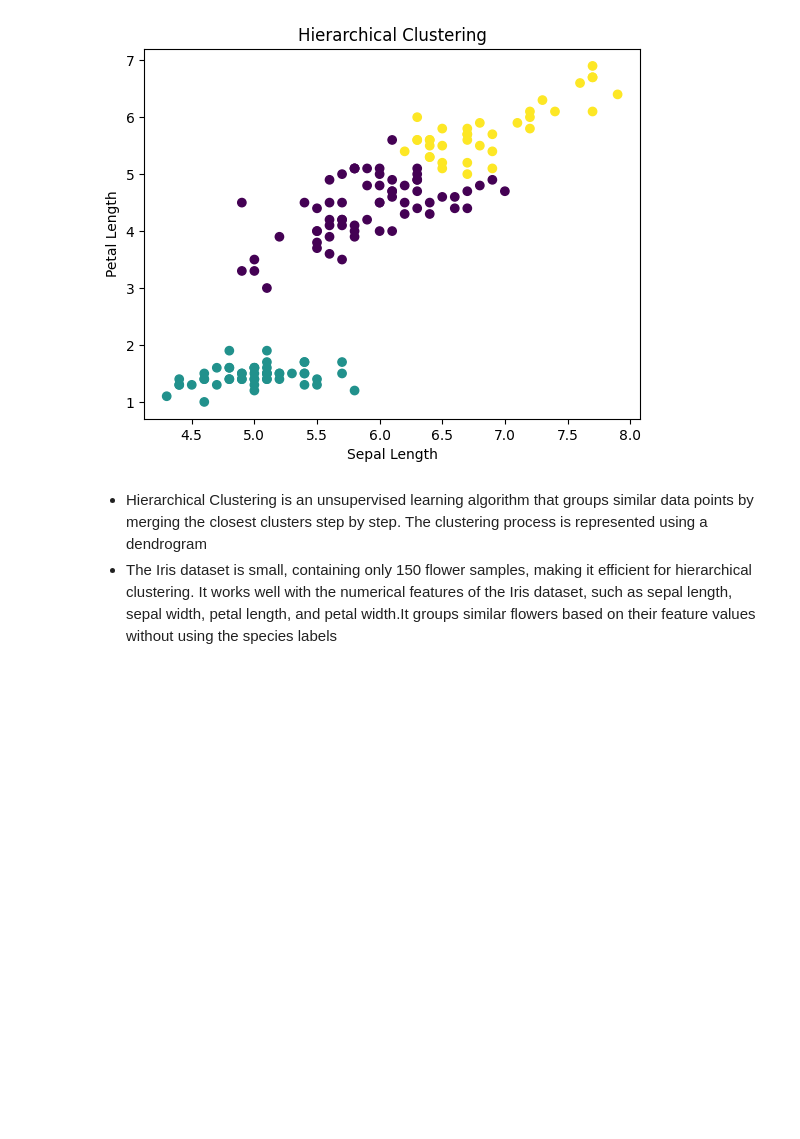
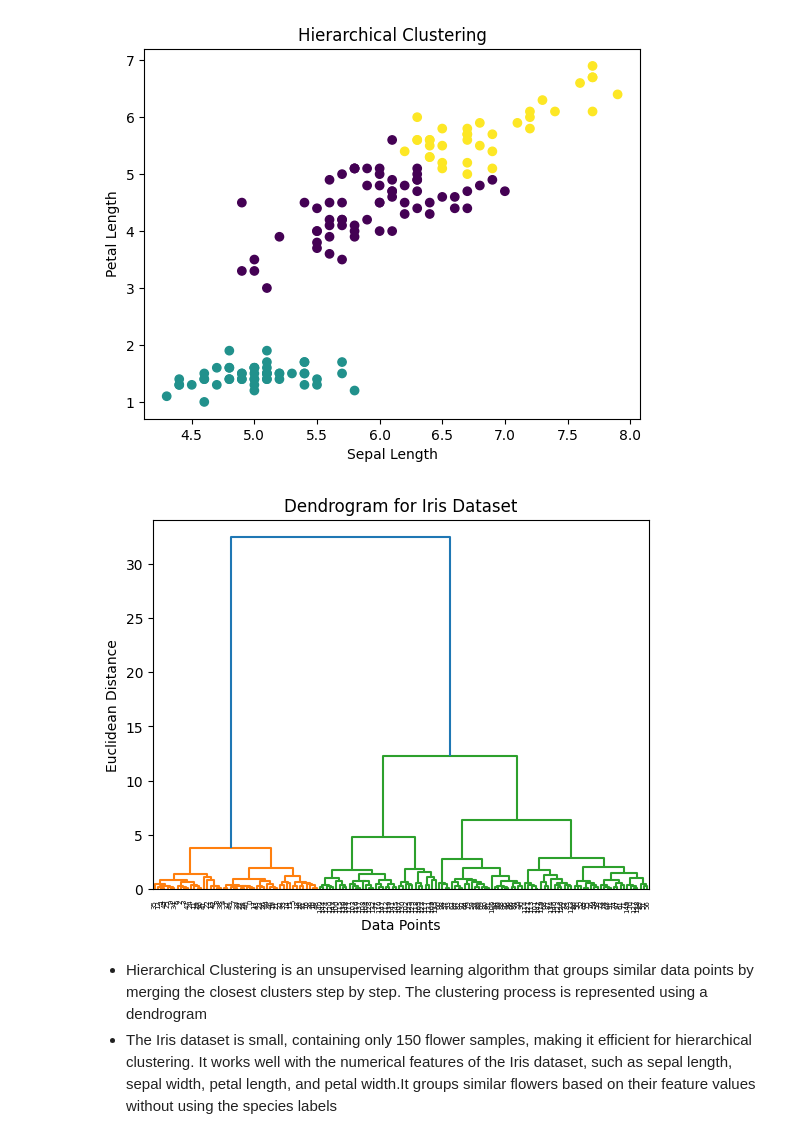
Before and after one commit to amaldevk/Iris-KMeans-Hierarchical-Clustering, a Jupyter notebook: KMeans_and_Hierarchical_Clustering_Iris.ipynb, the cells around one changed output. Drawn from its saved outputs; the diff is of its cells as text; code cells hidden in the pictures; blank space fills up the shorter version.

```diff
--- a/KMeans_and_Hierarchical_Clustering_Iris.ipynb
+++ b/KMeans_and_Hierarchical_Clustering_Iris.ipynb
@@ -79,6 +79,17 @@ plt.title("Hierarchical Clustering")
 plt.show()
 # %% [output]
 [figure]
+# %%
+from scipy.cluster.hierarchy import dendrogram, linkage
+
+linked = linkage(x, method='ward')
+dendrogram(linked)
+plt.title("Dendrogram for Iris Dataset")
+plt.xlabel("Data Points")
+plt.ylabel("Euclidean Distance")
+plt.show()
+# %% [output]
+[figure, added]
 # %% [markdown]
 
 
```
